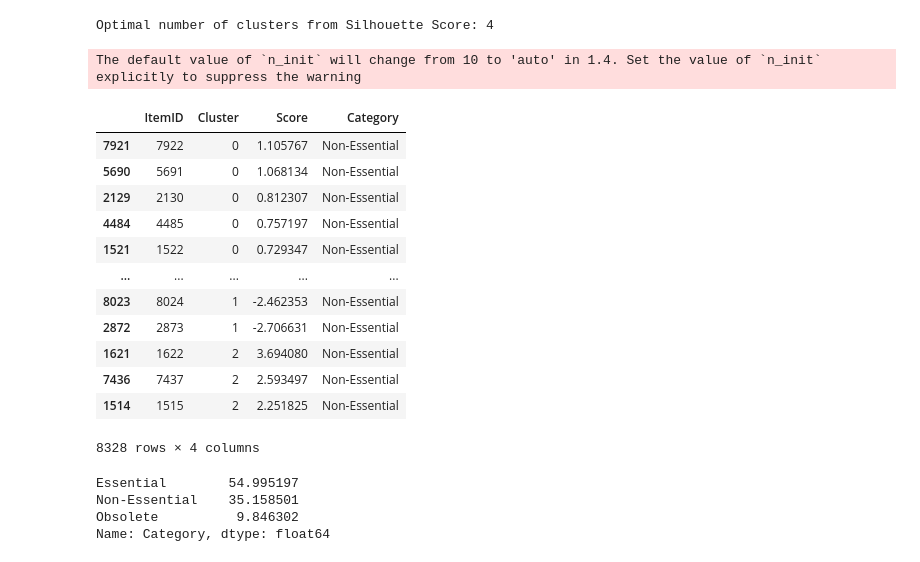
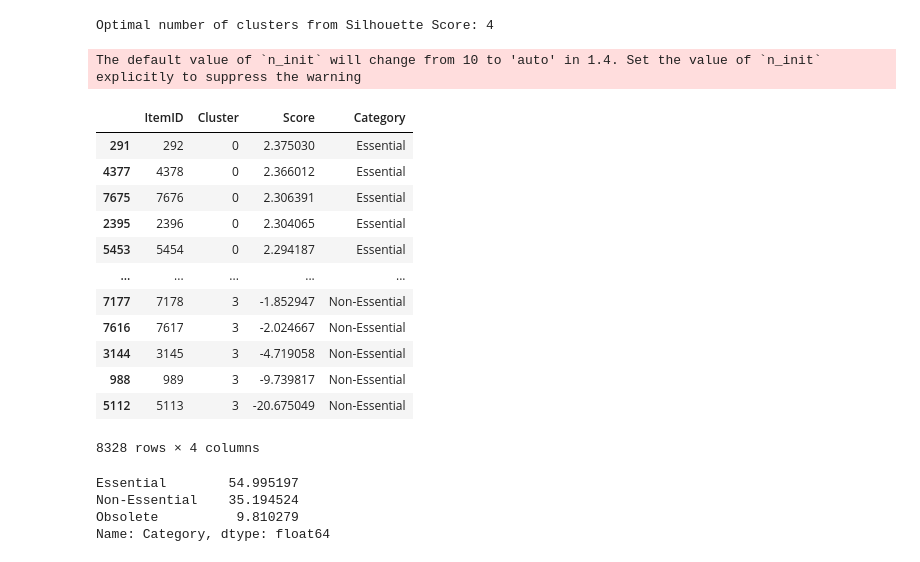
Before and after one commit to skyler22wilson/final_project, a Jupyter notebook: notebooks/agglomerative_clustering.ipynb, the cells around one changed output. Saved outputs shown, nothing was run; the diff lists cells and outputs as text; code cells hidden in the pictures.

```diff
--- a/notebooks/agglomerative_clustering.ipynb
+++ b/notebooks/agglomerative_clustering.ipynb
@@ -166,53 +165,53 @@ normalized_singular_values = normalize([svd_transformer.components_[0]], norm='l
 criteria_weights = normalized_singular_values.squeeze()
 
 # Perform KMeans clustering on the transformed data
-n_clusters = 3
+n_clusters = 4
 kmeans_model = KMeans(n_clusters=n_clusters, random_state=42)
 cluster_assignments = kmeans_model.fit_predict(X_train_transformed)
 
 n_samples, n_features = X_train_transformed.shape
 
 # Create a DataFrame with the clustering results
 cluster_data = pd.DataFrame({'ItemID': np.arange(1, n_samples + 1), 'Cluster': cluster_assignments})
 
 # Calculate criteria scores using dot product with weights
 criteria_scores = np.dot(X_train_transformed, criteria_weights[:n_features])
 cluster_data['Score'] = criteria_scores
 
 # Sort items within each cluster based on scores
 sorted_cluster_data = cluster_data.sort_values(by=['Cluster', 'Score'], ascending=[True, False])
 
 # Calculate thresholds for A, B, and C categories within each cluster
 a_threshold = int(n_samples * 0.55)
 b_threshold = int(n_samples * 0.85)
 
 # Assign categories based on thresholds
 sorted_cluster_data['Category'] = 'Obsolete'
 sorted_cluster_data.loc[sorted_cluster_data.groupby('Cluster').head(a_threshold).index, 'Category'] = 'Essential'
 sorted_cluster_data.loc[sorted_cluster_data.groupby('Cluster').tail(b_threshold - a_threshold).index, 'Category'] = 'Non-Essential'
 
 sorted_cluster_data
 # %% [output]
 The default value of `n_init` will change from 10 to 'auto' in 1.4. Set the value of `n_init` explicitly to suppress the warning
 |  | ItemID | Cluster | Score | Category |
-| 7921 | 7922 | 0 | 1.105767 | Non-Essential |
-| 5690 | 5691 | 0 | 1.068134 | Non-Essential |
-| 2129 | 2130 | 0 | 0.812307 | Non-Essential |
-| 4484 | 4485 | 0 | 0.757197 | Non-Essential |
-| 1521 | 1522 | 0 | 0.729347 | Non-Essential |
+| 291 | 292 | 0 | 2.375030 | Essential |
+| 4377 | 4378 | 0 | 2.366012 | Essential |
+| 7675 | 7676 | 0 | 2.306391 | Essential |
+| 2395 | 2396 | 0 | 2.304065 | Essential |
+| 5453 | 5454 | 0 | 2.294187 | Essential |
 | ... | ... | ... | ... | ... |
-| 8023 | 8024 | 1 | -2.462353 | Non-Essential |
-| 2872 | 2873 | 1 | -2.706631 | Non-Essential |
-| 1621 | 1622 | 2 | 3.694080 | Non-Essential |
-| 7436 | 7437 | 2 | 2.593497 | Non-Essential |
-| 1514 | 1515 | 2 | 2.251825 | Non-Essential |
+| 7177 | 7178 | 3 | -1.852947 | Non-Essential |
+| 7616 | 7617 | 3 | -2.024667 | Non-Essential |
+| 3144 | 3145 | 3 | -4.719058 | Non-Essential |
+| 988 | 989 | 3 | -9.739817 | Non-Essential |
+| 5112 | 5113 | 3 | -20.675049 | Non-Essential |
 8328 rows × 4 columns
 # %%
 (sorted_cluster_data['Category'].value_counts() / len(sorted_cluster_data['Category'])) * 100
 # %% [output]
 Essential        54.995197
-Non-Essential    35.158501
-Obsolete          9.846302
+Non-Essential    35.194524
+Obsolete          9.810279
 Name: Category, dtype: float64
 # %%
 import plotly.express as px
```
Also changed, not shown: parts of 1 cell of this notebook, 1 other file.
